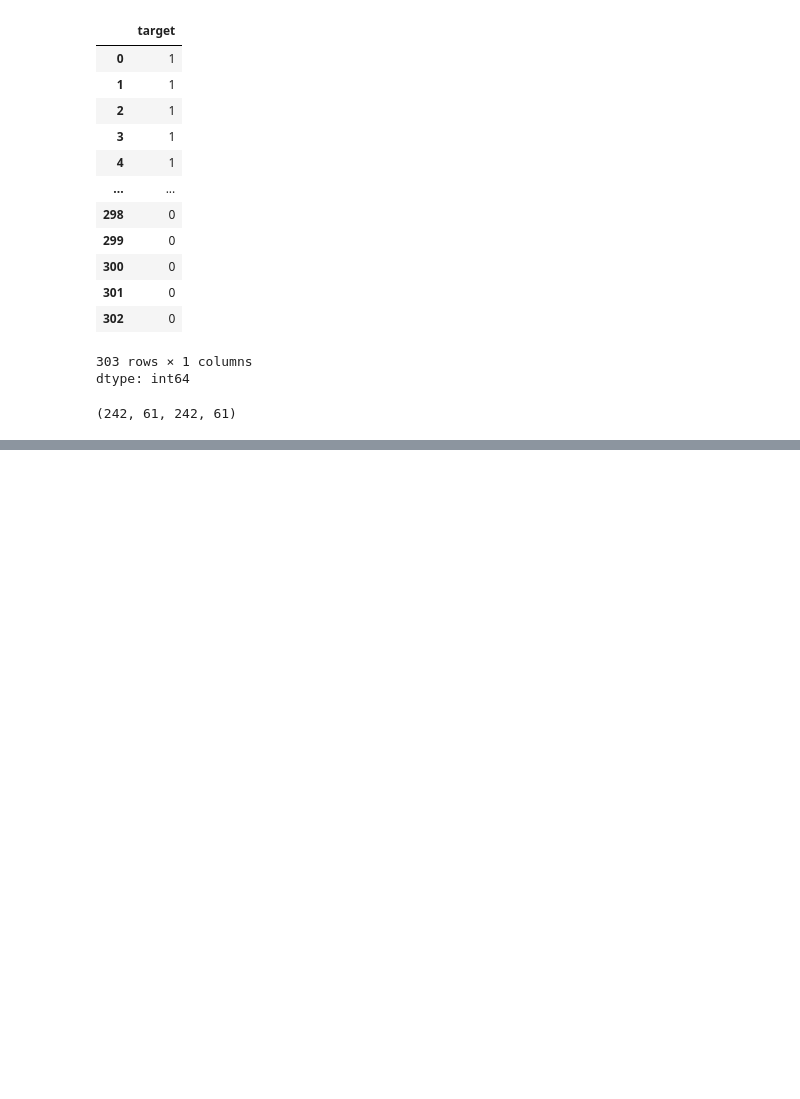
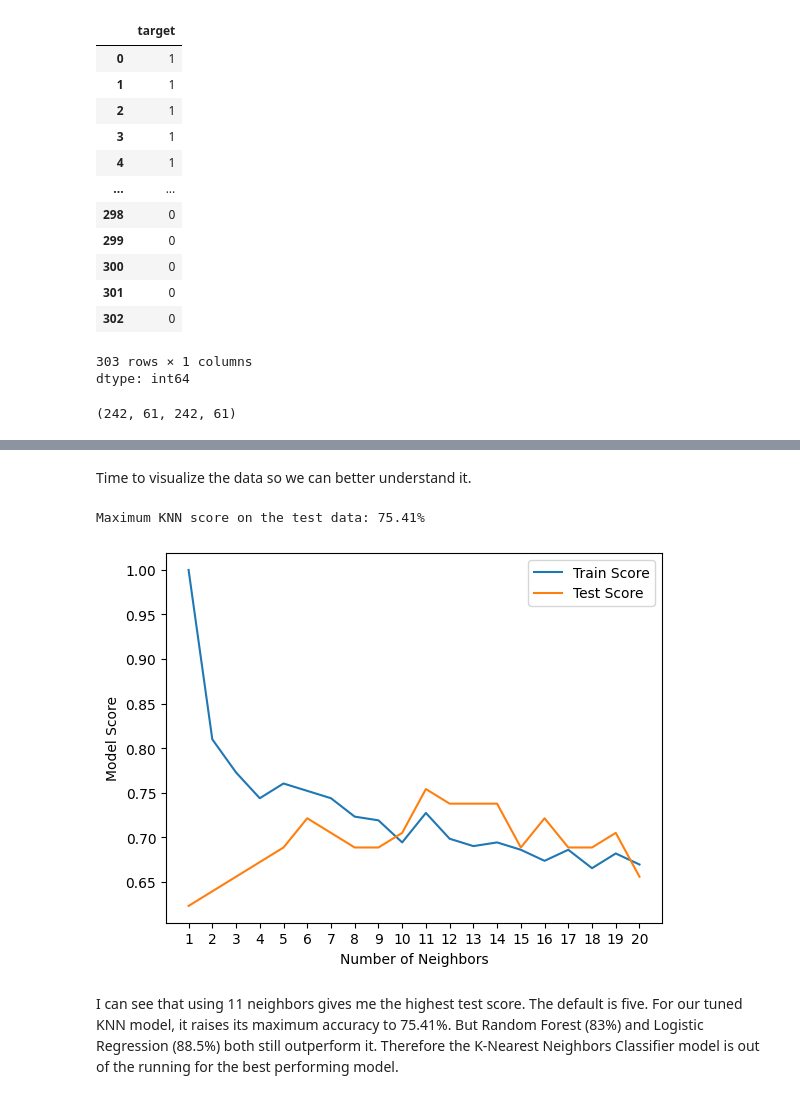
Before and after one commit to hmblackwood/Heart_Disease_Project, a Jupyter notebook: Heart_Disease_Project.ipynb, the cells around one changed output, grey strips where cells are left out. Drawn from its saved outputs; the diff is of its cells as text; code cells hidden in the pictures; blank space fills up the shorter version.

```diff
--- a/Heart_Disease_Project.ipynb
+++ b/Heart_Disease_Project.ipynb
@@ -434,0 +515,22 @@ I'll be trying three different machine learning models.
+# %%
+# Tune KNN
+
+train_scores = []
+test_scores = []
+
+# Create a list of different values for n_neighbors
+neighbors = range(1, 21)
+
+# Set up KNN instance
+knn = KNeighborsClassifier()
+
+# Loop through the different n_neighbors
+# This is the only hyperparameter I am tuning.
+for i in neighbors:
+  knn.set_params(n_neighbors=i)
+  # Fit the algorithm
+  knn.fit(X_train, y_train)
+  # Update the training scores list
+  train_scores.append(knn.score(X_train, y_train))
+  # Update the test scores list
+  test_scores.append(knn.score(X_test, y_test))
@@ -434,0 +583,18 @@ I'll be trying three different machine learning models.
+# %% [markdown]
+Time to visualize the data so we can better understand it.
+# %%
+plt.plot(neighbors, train_scores, label="Train Score")
+plt.plot(neighbors, test_scores, label="Test Score")
+plt.xticks(np.arange(1, 21, 1)) #20 ticks
+plt.xlabel("Number of Neighbors")
+plt.ylabel("Model Score")
+plt.legend()
+
+print(f"Maximum KNN score on the test data: {max(test_scores)*100:.2f}%") # display the percentage to 2 decimal places
+# %% [output]
+Maximum KNN score on the test data: 75.41%
+[figure, added]
+# %% [markdown]
+I can see that using 11 neighbors gives me the highest test score. The default is five.
+For our tuned KNN model, it raises its maximum accuracy to 75.41%. But Random Forest (83%) and Logistic Regression (88.5%) both still outperform it.
+Therefore the K-Nearest Neighbors Classifier model is out of the running for the best performing model.
```
Also changed, not shown: parts of 17 cells of this notebook.
